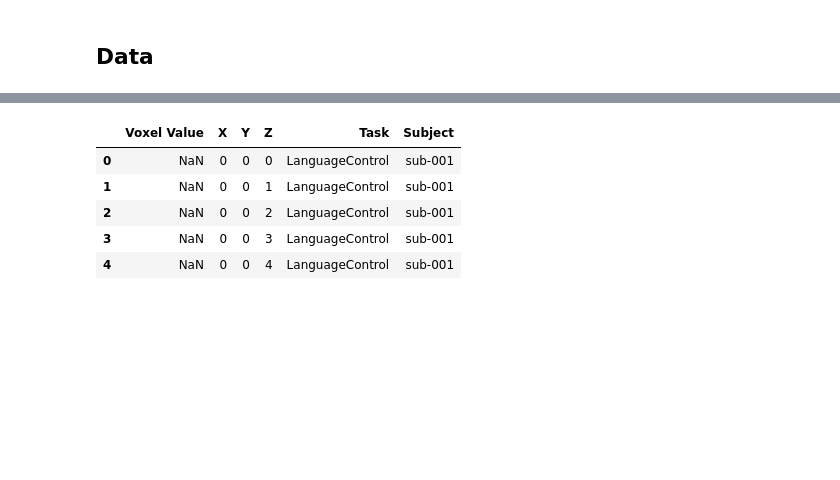
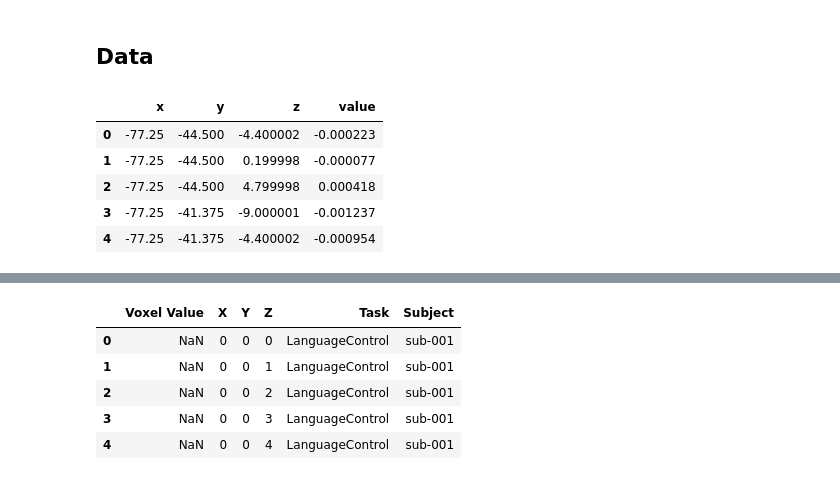
Before and after one commit to ojnim/cs506-final-project, a Jupyter notebook: modeling.ipynb, the cells around one changed output, grey strips where cells are left out. Drawn from its saved outputs; the diff is of its cells as text; code cells hidden in the pictures; blank space fills up the shorter version.

```diff
--- a/modeling.ipynb
+++ b/modeling.ipynb
@@ -17,2 +13,14 @@ from sklearn.metrics import root_mean_squared_error, r2_score
 # %% [markdown]
 ## Data
+# %%
+activation_cog = pd.read_csv("./data_for_analysis/Mean-z_task-CognitiveControl_vmax03.csv")
+activation_lang = pd.read_csv("./data_for_analysis/Mean-z_task-LanguageControl_vmax03.csv")
+# %%
+activation_cog.head(5)
+# %% [output]
+|  | x | y | z | value |
+| 0 | -77.25 | -44.500 | -4.400002 | -0.000223 |
+| 1 | -77.25 | -44.500 | 0.199998 | -0.000077 |
+| 2 | -77.25 | -44.500 | 4.799998 | 0.000418 |
+| 3 | -77.25 | -41.375 | -9.000001 | -0.001237 |
+| 4 | -77.25 | -41.375 | -4.400002 | -0.000954 |
```
Also changed, not shown: parts of 21 cells of this notebook, 1 other file.
